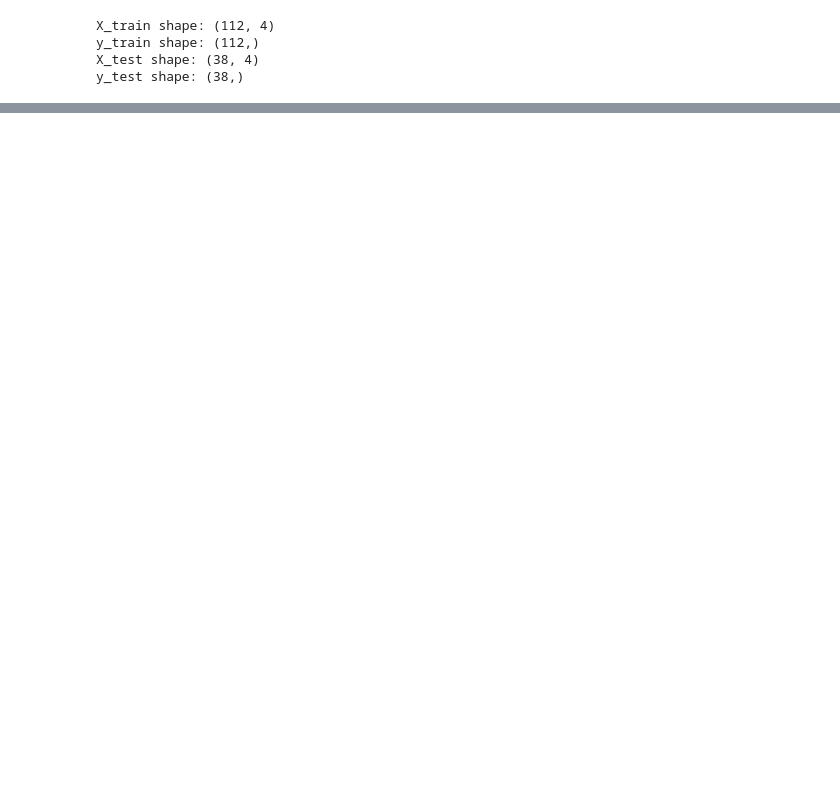
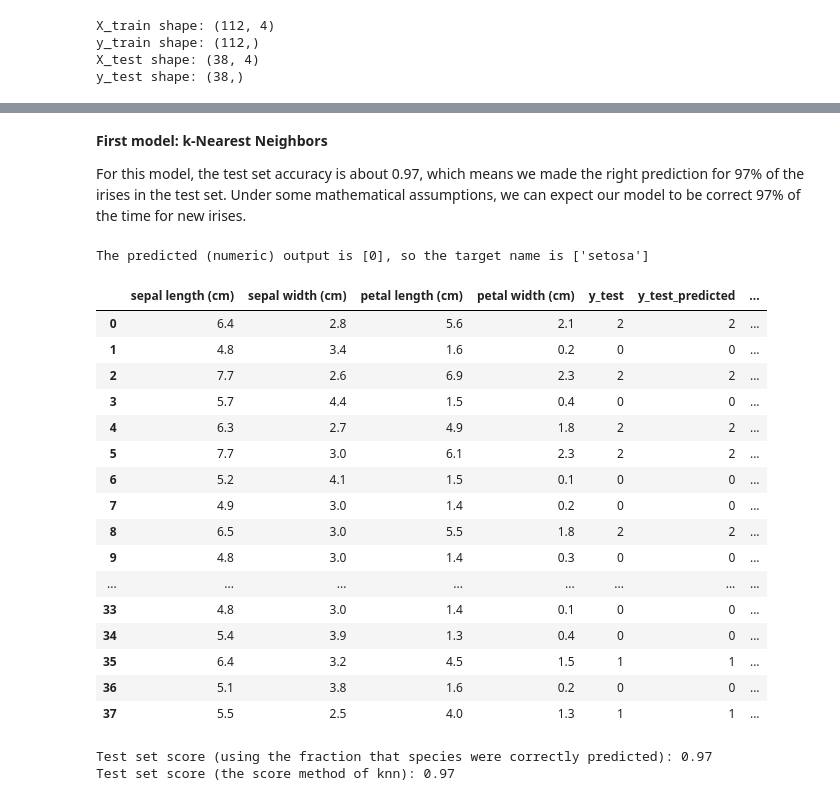
Before and after one commit to pquynhvu/ML, a Jupyter notebook: iris-species-classification.ipynb, the cells around one changed output, grey strips where cells are left out. Drawn from its saved outputs; the diff is of its cells as text; code cells hidden in the pictures; blank space fills up the shorter version.

```diff
--- a/iris-species-classification.ipynb
+++ b/iris-species-classification.ipynb
@@ -53,0 +69,47 @@ y_test shape: (38,)
+# %% [markdown]
+**First model: k-Nearest Neighbors**
+
+For this model, the test set accuracy is about 0.97, which means we made the right prediction for 97% of the irises in the test set. Under some mathematical assumptions, we can expect our model to be correct 97% of the time for new irises.
+# %%
+knn = KNeighborsClassifier(n_neighbors=1) # number of neighbors to use by default for kneighbors queries.
+knn.fit(X_train, y_train)
+
+# Prediction
+
+X_new = np.array([[5, 2.9, 1, 0.2]])
+y_predicted = knn.predict(X_new)
+print("The predicted (numeric) output is {0}, so the target name is {1}".format(y_predicted,
+                                                                                iris_dataset['target_names'][y_predicted]))
+
+# Evaluating the Model
+
+y_test_predicted = knn.predict(X_test)
+test_set_prediction = pd.DataFrame(X_test, columns = iris_dataset['feature_names'])
+test_set_prediction = test_set_prediction.assign(y_test = y_test,
+                                                 y_test_predicted = y_test_predicted)
+test_set_prediction['dummy'] = np.where(test_set_prediction['y_test'] != test_set_prediction['y_test_predicted'], 1, 0)
+display(test_set_prediction)
+
+print("Test set score (using the fraction that species were correctly predicted): {:.2f}".format(np.mean(y_test_predicted == y_test)))
+print("Test set score (the score method of knn): {:.2f}".format(knn.score(X_test, y_test)))
+# %% [output]
+The predicted (numeric) output is [0], so the target name is ['setosa']
+|  | sepal length (cm) | sepal width (cm) | petal length (cm) | petal width (cm) | y_test | y_test_predicted | ... |
+| 0 | 6.4 | 2.8 | 5.6 | 2.1 | 2 | 2 | ... |
+| 1 | 4.8 | 3.4 | 1.6 | 0.2 | 0 | 0 | ... |
+| 2 | 7.7 | 2.6 | 6.9 | 2.3 | 2 | 2 | ... |
+| 3 | 5.7 | 4.4 | 1.5 | 0.4 | 0 | 0 | ... |
+| 4 | 6.3 | 2.7 | 4.9 | 1.8 | 2 | 2 | ... |
+| 5 | 7.7 | 3.0 | 6.1 | 2.3 | 2 | 2 | ... |
+| 6 | 5.2 | 4.1 | 1.5 | 0.1 | 0 | 0 | ... |
+| 7 | 4.9 | 3.0 | 1.4 | 0.2 | 0 | 0 | ... |
+| 8 | 6.5 | 3.0 | 5.5 | 1.8 | 2 | 2 | ... |
+| 9 | 4.8 | 3.0 | 1.4 | 0.3 | 0 | 0 | ... |
+| ... | ... | ... | ... | ... | ... | ... | ... |
+| 33 | 4.8 | 3.0 | 1.4 | 0.1 | 0 | 0 | ... |
+| 34 | 5.4 | 3.9 | 1.3 | 0.4 | 0 | 0 | ... |
+| 35 | 6.4 | 3.2 | 4.5 | 1.5 | 1 | 1 | ... |
+| 36 | 5.1 | 3.8 | 1.6 | 0.2 | 0 | 0 | ... |
+| 37 | 5.5 | 2.5 | 4.0 | 1.3 | 1 | 1 | ... |
+Test set score (using the fraction that species were correctly predicted): 0.97
+Test set score (the score method of knn): 0.97
```
Also changed, not shown: parts of 5 cells of this notebook.
